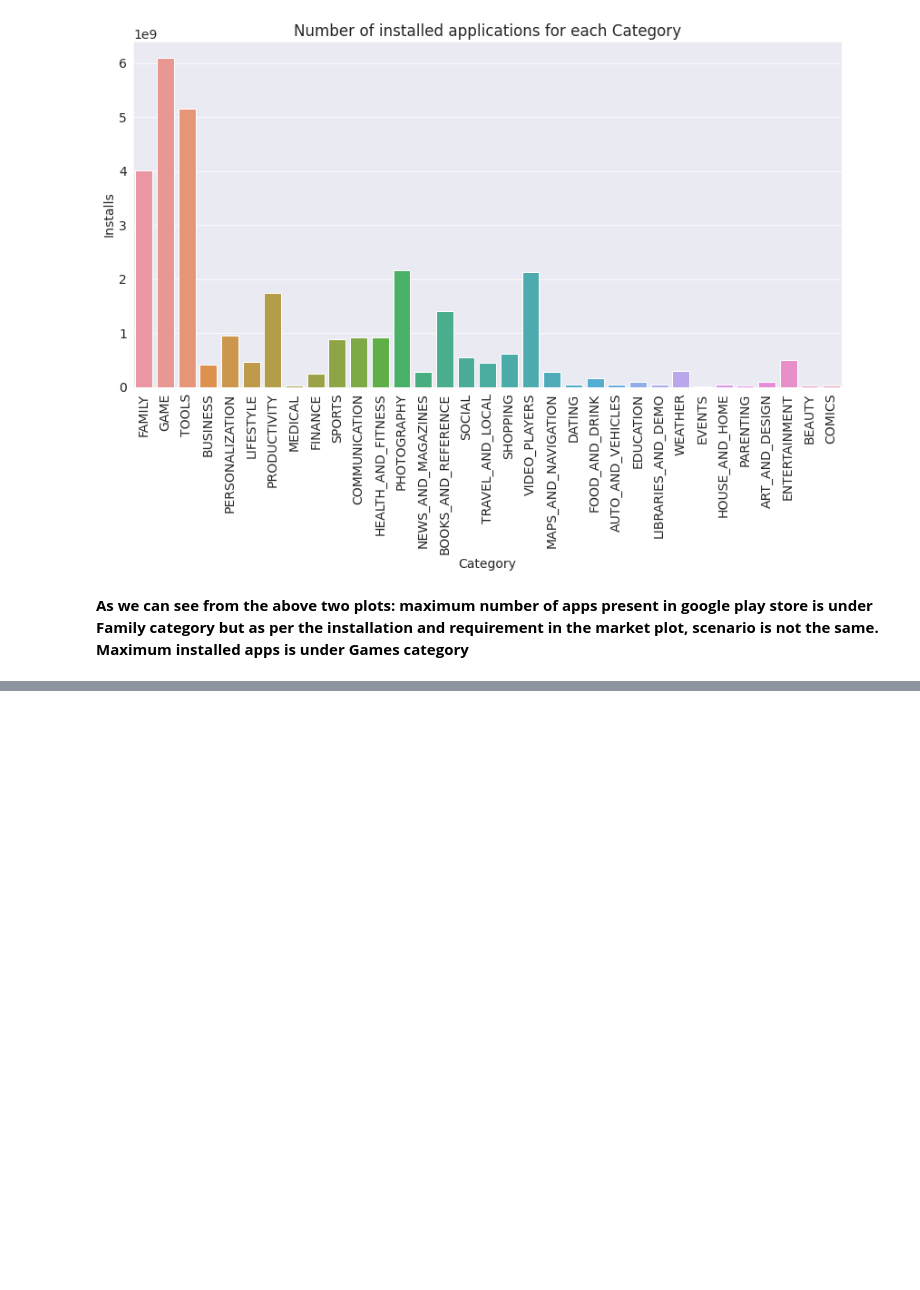
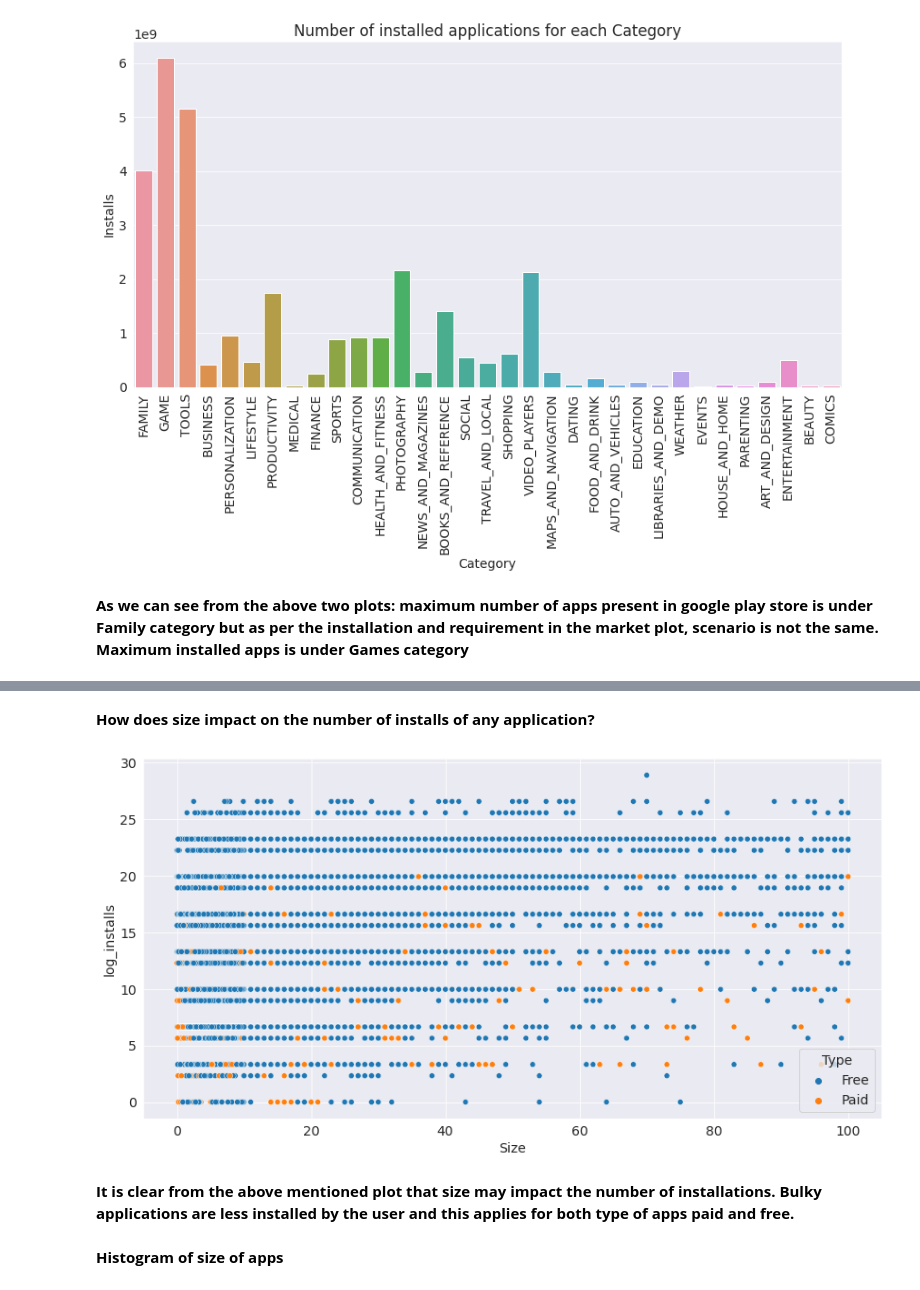
Before and after one commit to deepika1905/Play-store-app-review-analysis, a Jupyter notebook: Deepika_Yadav_Play_Store_App_Review_Analysis_Capstone_Project.ipynb, the cells around one changed output, grey strips where cells are left out. Drawn from its saved outputs; the diff is of its cells as text; code cells hidden in the pictures; blank space fills up the shorter version.

```diff
--- a/Deepika_Yadav_Play_Store_App_Review_Analysis_Capstone_Project.ipynb
+++ b/Deepika_Yadav_Play_Store_App_Review_Analysis_Capstone_Project.ipynb
@@ -577,0 +594,20 @@ plt.show()
+# %%
+# Converting KB to MB removing m,k, , from data
+play_store_df['Size'] = play_store_df['Size'].apply(lambda x: str(x).replace('Varies with device', 'NaN') if 'Varies with device' in str(x) else x)
+play_store_df['Size'] = play_store_df['Size'].apply(lambda x: str(x).replace('M', '') if 'M' in str(x) else x)
+play_store_df['Size'] = play_store_df['Size'].apply(lambda x: str(x).replace(',', '') if ',' in str(x) else x)
+play_store_df['Size'] = play_store_df['Size'].apply(lambda x: float(str(x).replace('k', '')) / 1000 if 'k' in str(x) else x)
+play_store_df['Size'] = play_store_df['Size'].apply(lambda x: float(x))
+# %% [markdown]
+**How does size impact on the number of installs of any application?**
+# %%
+play_store_df['log_installs']= np.log2(play_store_df['Installs'])
+plt.figure(figsize=(14,7))
+sns.scatterplot(play_store_df['Size'], play_store_df['log_installs'], hue=play_store_df['Type'])
+plt.show()
+# %% [output]
+[figure, added]
+# %% [markdown]
+**It is clear from the above mentioned plot that size may impact the number of installations. Bulky applications are less installed by the user and this applies for both type of apps paid and free.**
+# %% [markdown]
+**Histogram of size of apps**
```
Also changed, not shown: parts of 14 cells of this notebook.
